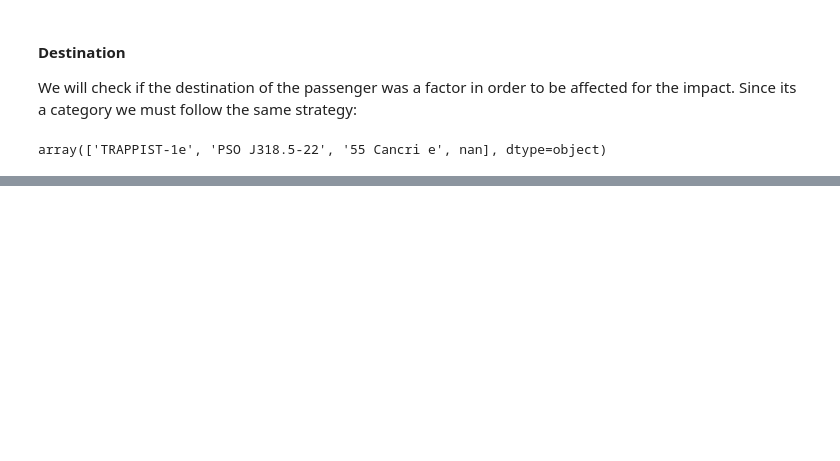
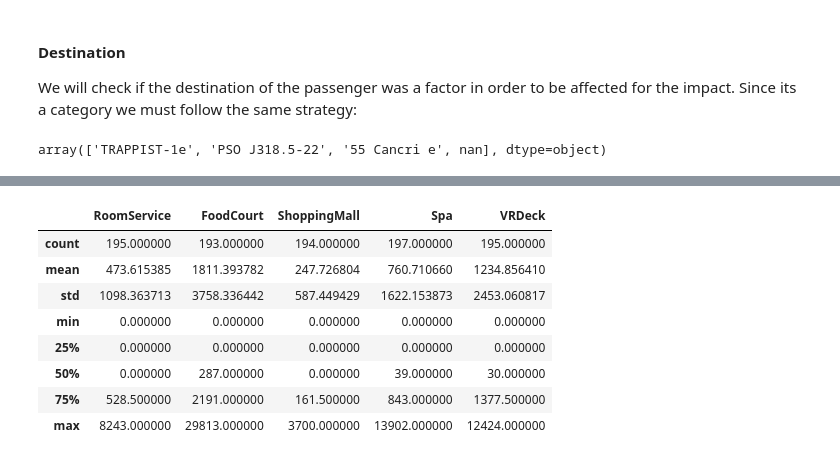
Before and after one commit to mateoricio/spaceship-titanic, a Jupyter notebook: spaceship-titanic.ipynb, the cells around one changed output, grey strips where cells are left out. Saved outputs shown, nothing was run; the diff lists cells and outputs as text; code cells hidden in the pictures; blank space fills up the shorter version.

```diff
--- a/spaceship-titanic.ipynb
+++ b/spaceship-titanic.ipynb
@@ -187,0 +183,19 @@ df.drop(columns={'Name'}, inplace=True)
+# %%
+# vip_passengers_expenses = df['PassengerId' , 'RoomService', 'FoodCourt', 'ShoppingMall', 'Spa', 'VRDeck']
+
+
+vip_passengers_expenses = df[['PassengerId' , 'RoomService', 'FoodCourt', 'ShoppingMall', 'Spa', 'VRDeck']].loc[df['VIP'] == 1]
+crysleepers_expenses = df[['PassengerId' , 'RoomService', 'FoodCourt', 'ShoppingMall', 'Spa', 'VRDeck']].loc[df['cryosleeper'] == 1]
+no_vip_passengers_expenses = df[['PassengerId' , 'RoomService', 'FoodCourt', 'ShoppingMall', 'Spa', 'VRDeck']].loc[df['VIP'] == 0]
+# %%
+vip_passengers_expenses.describe()
+# %% [output]
+|  | RoomService | FoodCourt | ShoppingMall | Spa | VRDeck |
+| count | 195.000000 | 193.000000 | 194.000000 | 197.000000 | 195.000000 |
+| mean | 473.615385 | 1811.393782 | 247.726804 | 760.710660 | 1234.856410 |
+| std | 1098.363713 | 3758.336442 | 587.449429 | 1622.153873 | 2453.060817 |
+| min | 0.000000 | 0.000000 | 0.000000 | 0.000000 | 0.000000 |
+| 25% | 0.000000 | 0.000000 | 0.000000 | 0.000000 | 0.000000 |
+| 50% | 0.000000 | 287.000000 | 0.000000 | 39.000000 | 30.000000 |
+| 75% | 528.500000 | 2191.000000 | 161.500000 | 843.000000 | 1377.500000 |
+| max | 8243.000000 | 29813.000000 | 3700.000000 | 13902.000000 | 12424.000000 |
```
Also changed, not shown: parts of 21 cells of this notebook.
